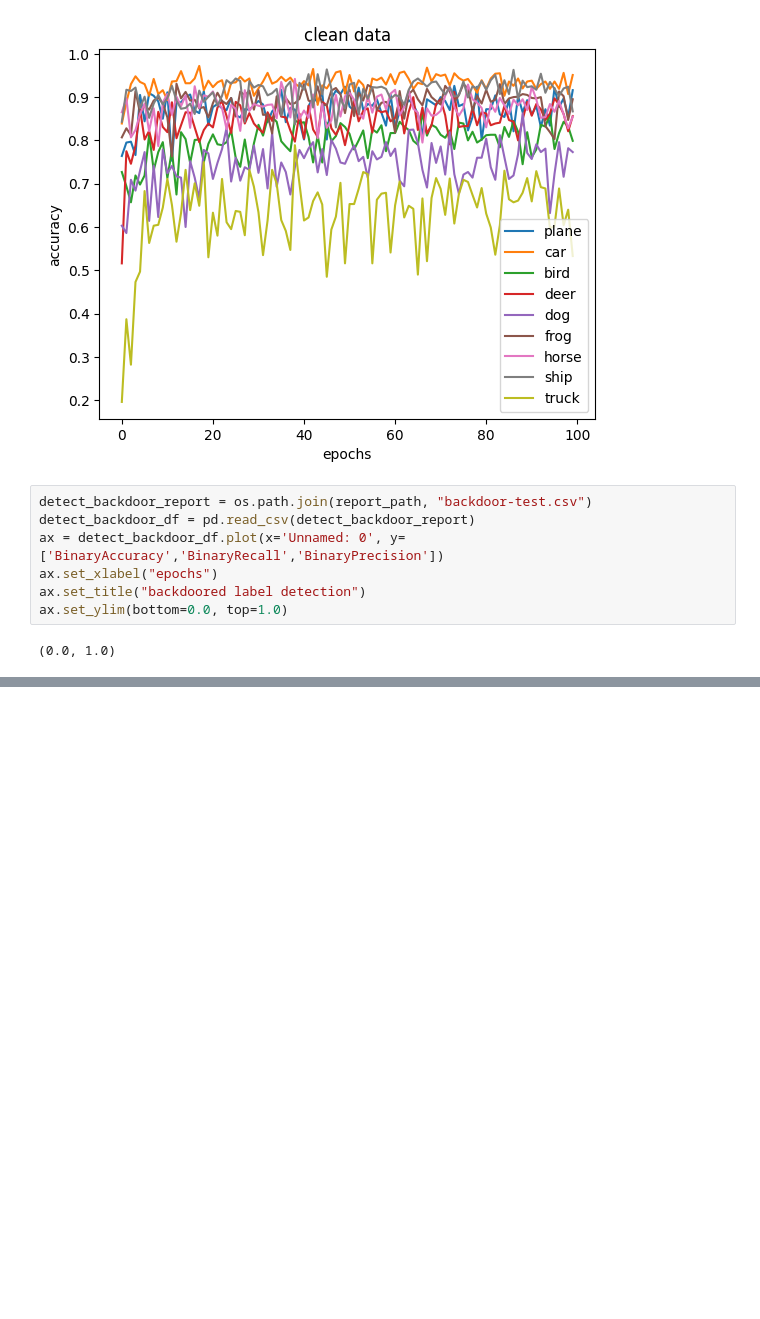
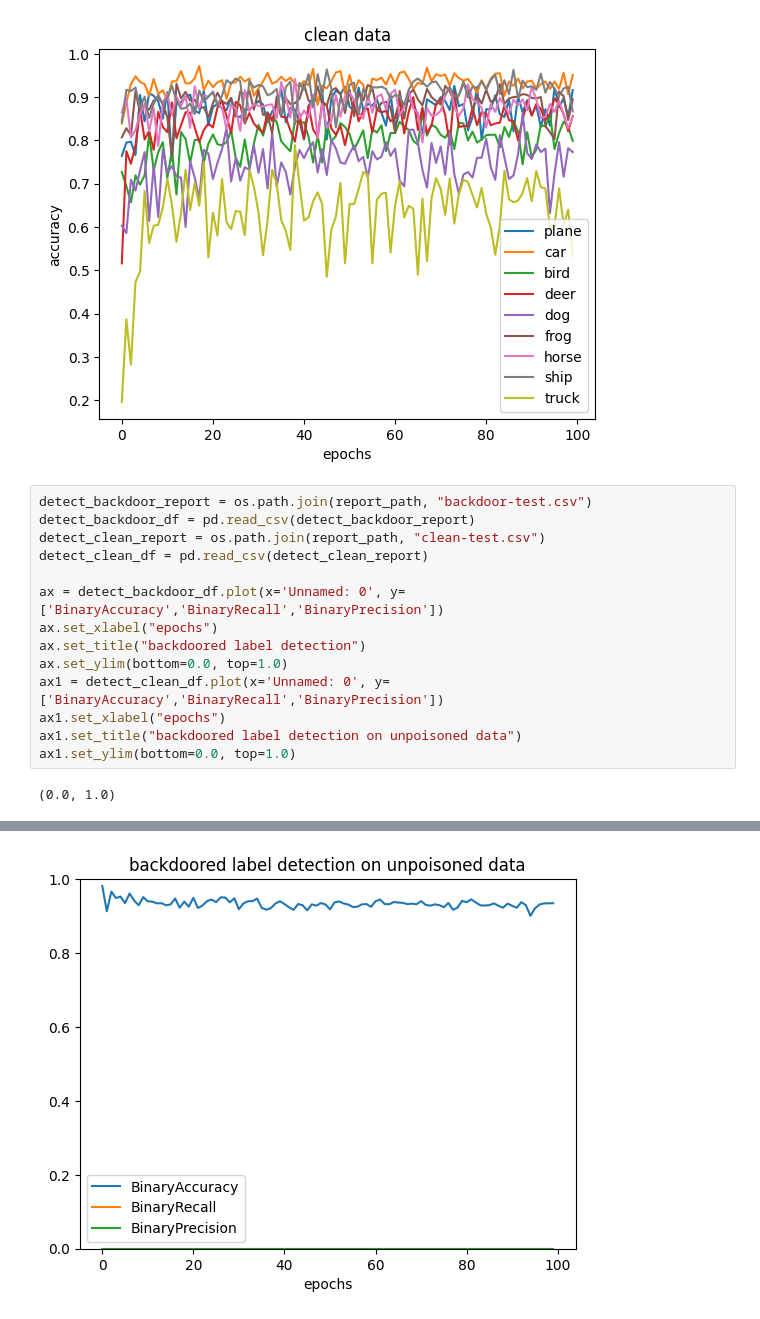
Before and after one commit to Tombo93/masterarbeit, a Jupyter notebook: notebooks/plot.ipynb, the cells around one changed output, grey strips where cells are left out. Cells and saved outputs as stored; diff of their text form; blank space fills up the shorter version.

Commit message:
Test on backdoor-data

```diff
--- a/notebooks/plot.ipynb
+++ b/notebooks/plot.ipynb
@@ -37,10 +37,18 @@ Text(0.5, 1.0, 'clean data')
 # %%
 detect_backdoor_report = os.path.join(report_path, "backdoor-test.csv")
 detect_backdoor_df = pd.read_csv(detect_backdoor_report)
+detect_clean_report = os.path.join(report_path, "clean-test.csv")
+detect_clean_df = pd.read_csv(detect_clean_report)
+
 ax = detect_backdoor_df.plot(x='Unnamed: 0', y=['BinaryAccuracy','BinaryRecall','BinaryPrecision'])
 ax.set_xlabel("epochs")
 ax.set_title("backdoored label detection")
 ax.set_ylim(bottom=0.0, top=1.0)
+ax1 = detect_clean_df.plot(x='Unnamed: 0', y=['BinaryAccuracy','BinaryRecall','BinaryPrecision'])
+ax1.set_xlabel("epochs")
+ax1.set_title("backdoored label detection on unpoisoned data")
+ax1.set_ylim(bottom=0.0, top=1.0)
 # %% [output]
 (0.0, 1.0)
 [figure]
+[figure, added]
```
Also changed, not shown: 3 other files.
